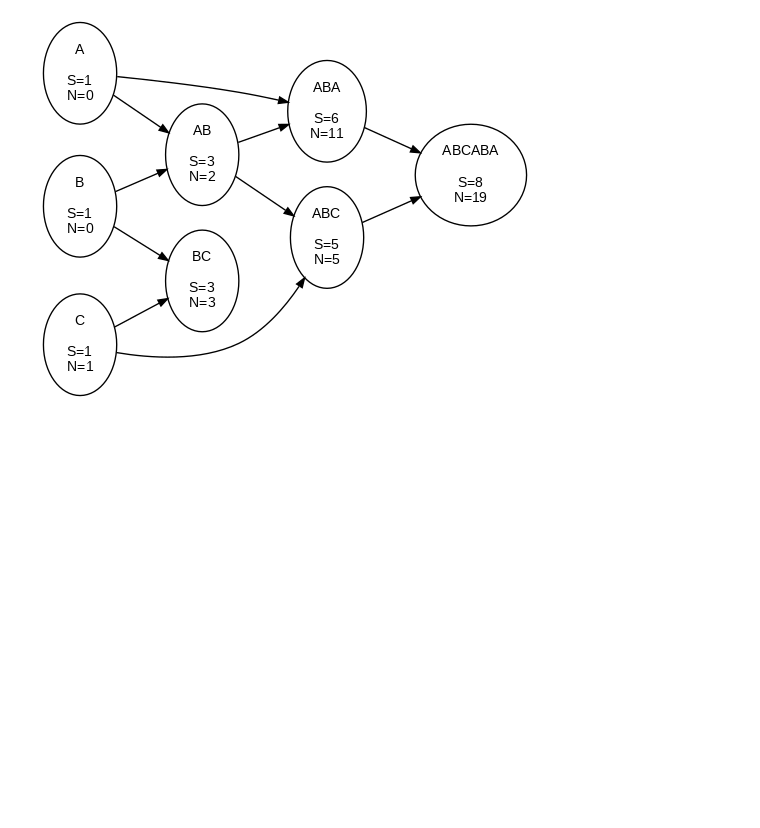
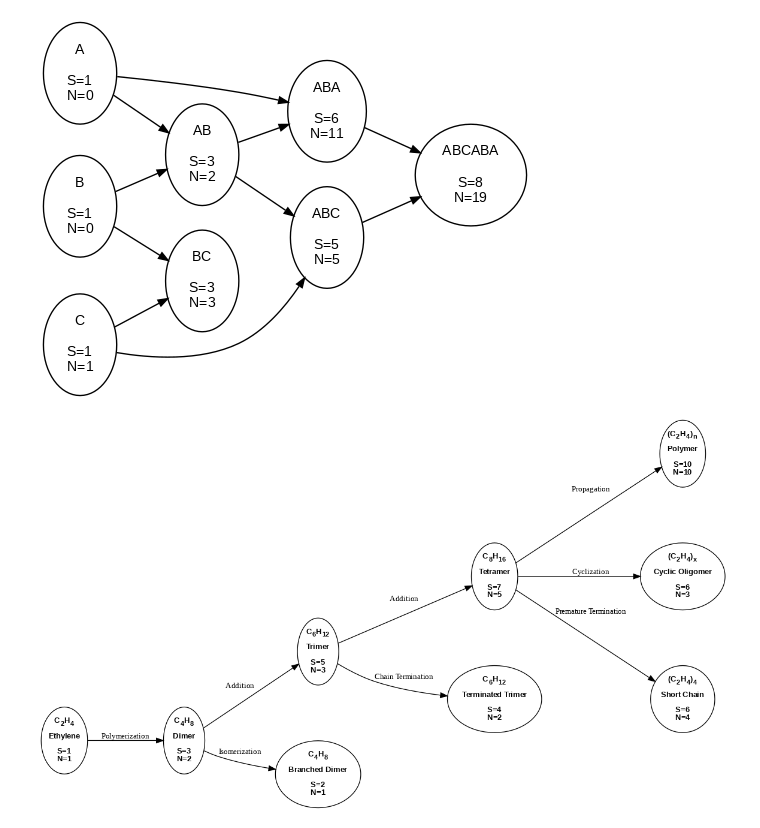
Before and after one commit to danadler-dev/MDPI-Article-2, a Jupyter notebook: ABC_Graphs.ipynb, the cells around one changed output. Saved outputs shown, nothing was run; the diff lists cells and outputs as text; code cells hidden in the pictures; blank space fills up the shorter version.

Commit message:
Added polymerization graph

```diff
--- a/ABC_Graphs.ipynb
+++ b/ABC_Graphs.ipynb
@@ -217,3 +217,53 @@ from IPython.display import Image
 Image('abc_system.png')
 # %% [output]
 [figure]
+# %%
+dot_content = """
+digraph Polymerization_Evolution {
+    rankdir=LR;
+    size="12,7!";
+    nodesep=1.0;
+    node [shape=ellipse, style=filled, fillcolor=white, fontsize=10, fontname="Arial Bold", margin=0.01];
+    edge [color=black, arrowsize=0.9, fontsize=10];
+
+    // Base elements and intermediates
+    Ethylene [label=<C<sub>2</sub>H<sub>4</sub><br/><br/>Ethylene<br/><br/>S=1<br/>N=1>];
+    Dimer [label=<C<sub>4</sub>H<sub>8</sub><br/><br/>Dimer<br/><br/>S=3<br/>N=2>];
+    Trimer [label=<C<sub>6</sub>H<sub>12</sub><br/><br/>Trimer<br/><br/>S=5<br/>N=3>];
+    Tetramer [label=<C<sub>8</sub>H<sub>16</sub><br/><br/>Tetramer<br/><br/>S=7<br/>N=5>];
+    Polymer [label=<(C<sub>2</sub>H<sub>4</sub>)<sub>n</sub><br/><br/>Polymer<br/><br/>S=10<br/>N=10>];
+
+    // Less stable by-products
+    Branched_Dimer [label=<C<sub>4</sub>H<sub>8</sub><br/><br/>Branched Dimer<br/><br/>S=2<br/>N=1>];
+    Terminated_Trimer [label=<C<sub>6</sub>H<sub>12</sub><br/><br/>Terminated Trimer<br/><br/>S=4<br/>N=2>];
+    Cyclic_Oligomer [label=<(C<sub>2</sub>H<sub>4</sub>)<sub>x</sub><br/><br/>Cyclic Oligomer<br/><br/>S=6<br/>N=3>];
+    Short_Chain [label=<(C<sub>2</sub>H<sub>4</sub>)<sub>4</sub><br/><br/>Short Chain<br/><br/>S=6<br/>N=4>];
+
+    // Main reaction pathway
+    Ethylene -> Dimer [label="Polymerization"];
+    Dimer -> Trimer [label="Addition"];
+    Trimer -> Tetramer [label="Addition"];
+    Tetramer -> Polymer [label="Propagation"];
+
+    // Less stable reaction pathways
+    Dimer -> Branched_Dimer [label="Isomerization"];
+    Trimer -> Terminated_Trimer [label="Chain Termination"];
+    Tetramer -> Cyclic_Oligomer [label="Cyclization"];
+    Tetramer -> Short_Chain [label="Premature Termination"];
+}
+
+"""
+
+# Write the DOT content to a file
+with open("abc_poly.dot", "w") as file:
+    file.write(dot_content)
+
+# Install Graphviz and render the DOT file to PNG
+!apt -qqq install graphviz
+!dot -Tpng abc_poly.dot > abc_poly.png
+
+# Display the rendered image
+from IPython.display import Image
+Image('abc_poly.png')
+# %% [output]
+[figure, added]
```
